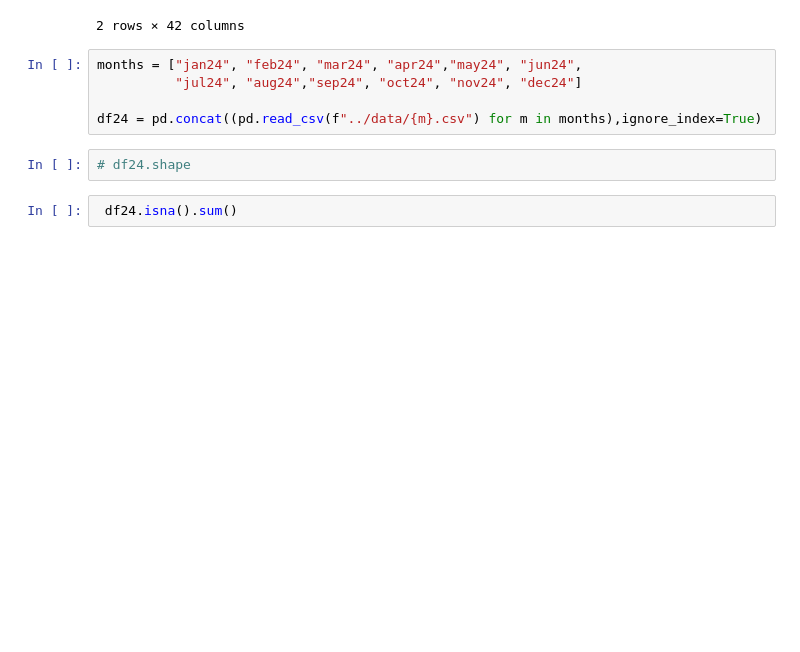
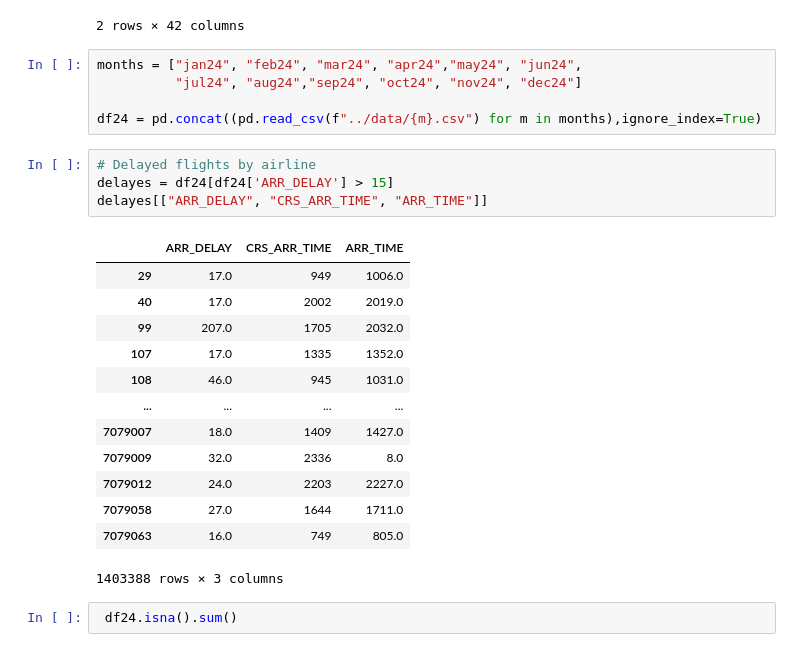
Before and after one commit to divyavegi/Capstone-Flight-Delay-and-Cancellation-, a Jupyter notebook: notebook/Flights.ipynb, the cells around one changed output. Drawn from its saved outputs; the diff is of its cells as text; blank space fills up the shorter version.

```diff
--- a/notebook/Flights.ipynb
+++ b/notebook/Flights.ipynb
@@ -18,7 +18,23 @@ months = ["jan24", "feb24", "mar24", "apr24","may24", "jun24",
 
 df24 = pd.concat((pd.read_csv(f"../data/{m}.csv") for m in months),ignore_index=True)
 # %%
-# df24.shape
+# Delayed flights by airline
+delayes = df24[df24['ARR_DELAY'] > 15]
+delayes[["ARR_DELAY", "CRS_ARR_TIME", "ARR_TIME"]]
+# %% [output]
+|  | ARR_DELAY | CRS_ARR_TIME | ARR_TIME |
+| 29 | 17.0 | 949 | 1006.0 |
+| 40 | 17.0 | 2002 | 2019.0 |
+| 99 | 207.0 | 1705 | 2032.0 |
+| 107 | 17.0 | 1335 | 1352.0 |
+| 108 | 46.0 | 945 | 1031.0 |
+| ... | ... | ... | ... |
+| 7079007 | 18.0 | 1409 | 1427.0 |
+| 7079009 | 32.0 | 2336 | 8.0 |
+| 7079012 | 24.0 | 2203 | 2227.0 |
+| 7079058 | 27.0 | 1644 | 1711.0 |
+| 7079063 | 16.0 | 749 | 805.0 |
+1403388 rows × 3 columns
 # %%
  df24.isna().sum()
 # %% [output]
```
Also changed, not shown: parts of 3 cells of this notebook, 3 other files.
